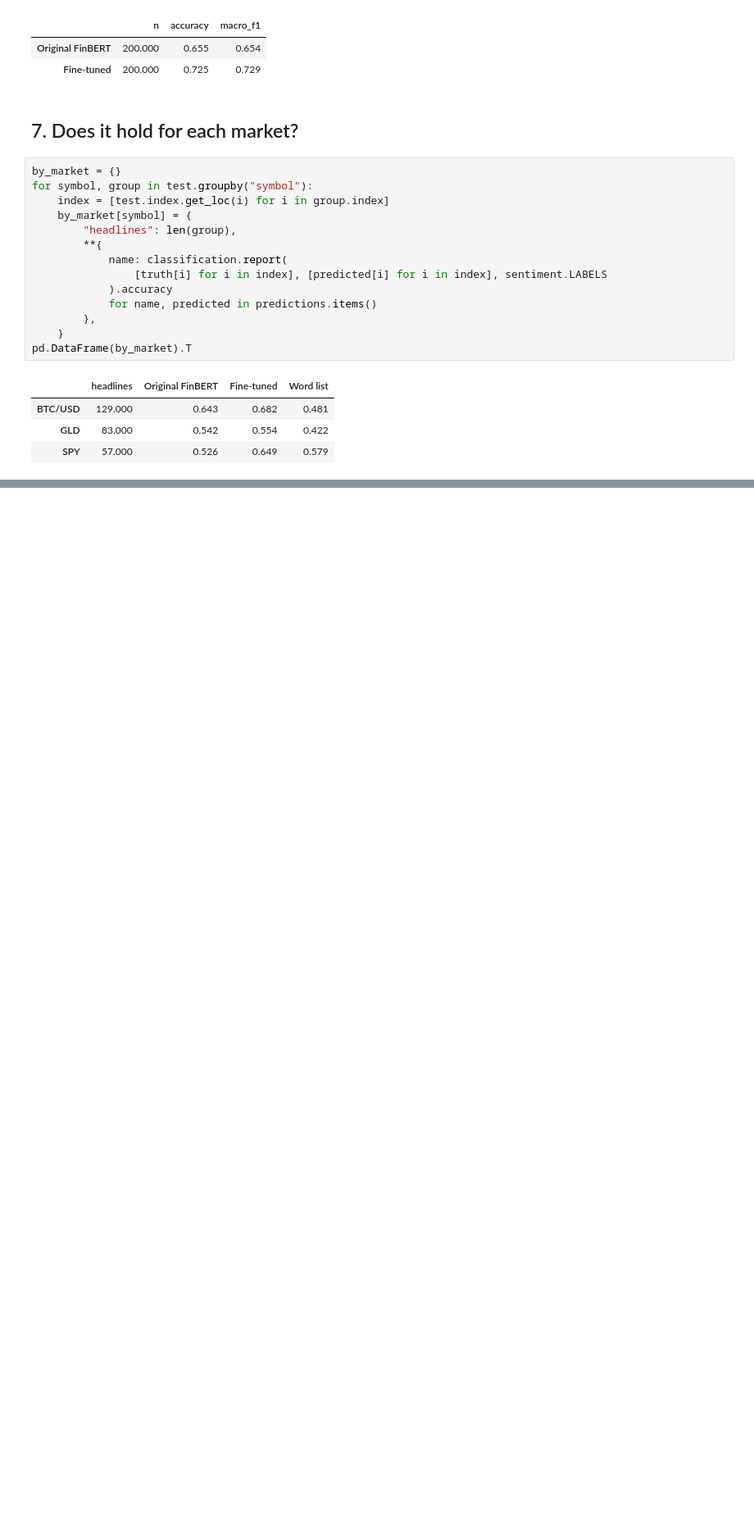
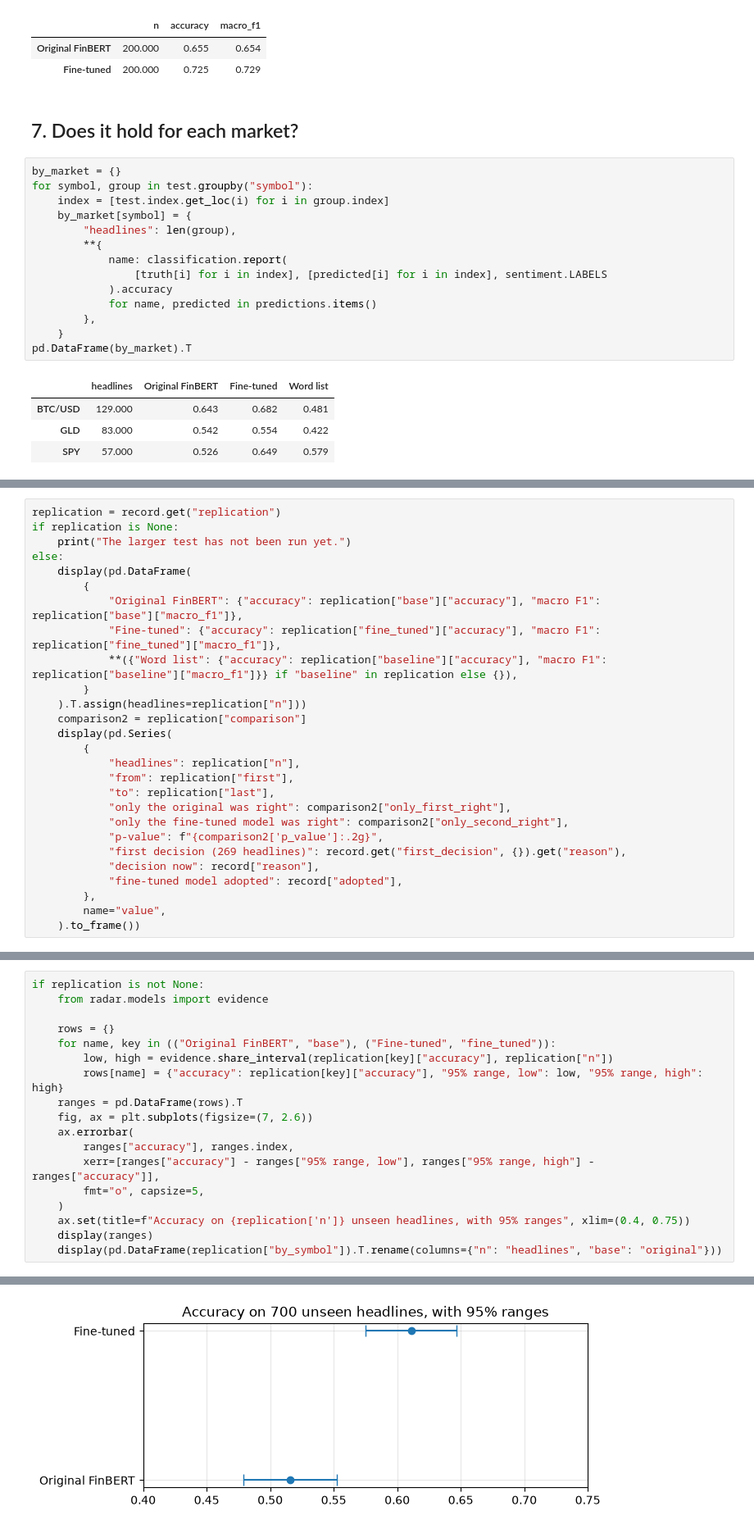
Before and after one commit to LouSens/RADAR, a Jupyter notebook: notebooks/06_sentiment_finetuning.ipynb, the cells around one changed output, grey strips where cells are left out. Shown at 82% size. Saved outputs shown, nothing was run; the diff lists cells and outputs as text; blank space fills up the shorter version.

Commit message:
docs: record the replication result and evidence step; refresh notebooks 05 and 06
Co-Authored-By: Claude Opus 5.5 <noreply@anthropic.com>

```diff
--- a/notebooks/06_sentiment_finetuning.ipynb
+++ b/notebooks/06_sentiment_finetuning.ipynb
@@ -335,0 +352,27 @@ pd.DataFrame(by_market).T
+# %%
+replication = record.get("replication")
+if replication is None:
+    print("The larger test has not been run yet.")
+else:
+    display(pd.DataFrame(
+        {
+            "Original FinBERT": {"accuracy": replication["base"]["accuracy"], "macro F1": replication["base"]["macro_f1"]},
+            "Fine-tuned": {"accuracy": replication["fine_tuned"]["accuracy"], "macro F1": replication["fine_tuned"]["macro_f1"]},
+            **({"Word list": {"accuracy": replication["baseline"]["accuracy"], "macro F1": replication["baseline"]["macro_f1"]}} if "baseline" in replication else {}),
+        }
+    ).T.assign(headlines=replication["n"]))
+    comparison2 = replication["comparison"]
+    display(pd.Series(
+        {
+            "headlines": replication["n"],
+            "from": replication["first"],
+            "to": replication["last"],
+            "only the original was right": comparison2["only_first_right"],
+            "only the fine-tuned model was right": comparison2["only_second_right"],
+            "p-value": f"{comparison2['p_value']:.2g}",
+            "first decision (269 headlines)": record.get("first_decision", {}).get("reason"),
+            "decision now": record["reason"],
+            "fine-tuned model adopted": record["adopted"],
+        },
+        name="value",
+    ).to_frame())
@@ -335,0 +394,19 @@ pd.DataFrame(by_market).T
+# %%
+if replication is not None:
+    from radar.models import evidence
+
+    rows = {}
+    for name, key in (("Original FinBERT", "base"), ("Fine-tuned", "fine_tuned")):
+        low, high = evidence.share_interval(replication[key]["accuracy"], replication["n"])
+        rows[name] = {"accuracy": replication[key]["accuracy"], "95% range, low": low, "95% range, high": high}
+    ranges = pd.DataFrame(rows).T
+    fig, ax = plt.subplots(figsize=(7, 2.6))
+    ax.errorbar(
+        ranges["accuracy"], ranges.index,
+        xerr=[ranges["accuracy"] - ranges["95% range, low"], ranges["95% range, high"] - ranges["accuracy"]],
+        fmt="o", capsize=5,
+    )
+    ax.set(title=f"Accuracy on {replication['n']} unseen headlines, with 95% ranges", xlim=(0.4, 0.75))
+    display(ranges)
+    display(pd.DataFrame(replication["by_symbol"]).T.rename(columns={"n": "headlines", "base": "original"}))
+# %% [output]
@@ -335,0 +420 @@ pd.DataFrame(by_market).T
+[figure, added]
```
Also changed, not shown: parts of 7 cells of this notebook, 9 other files.
